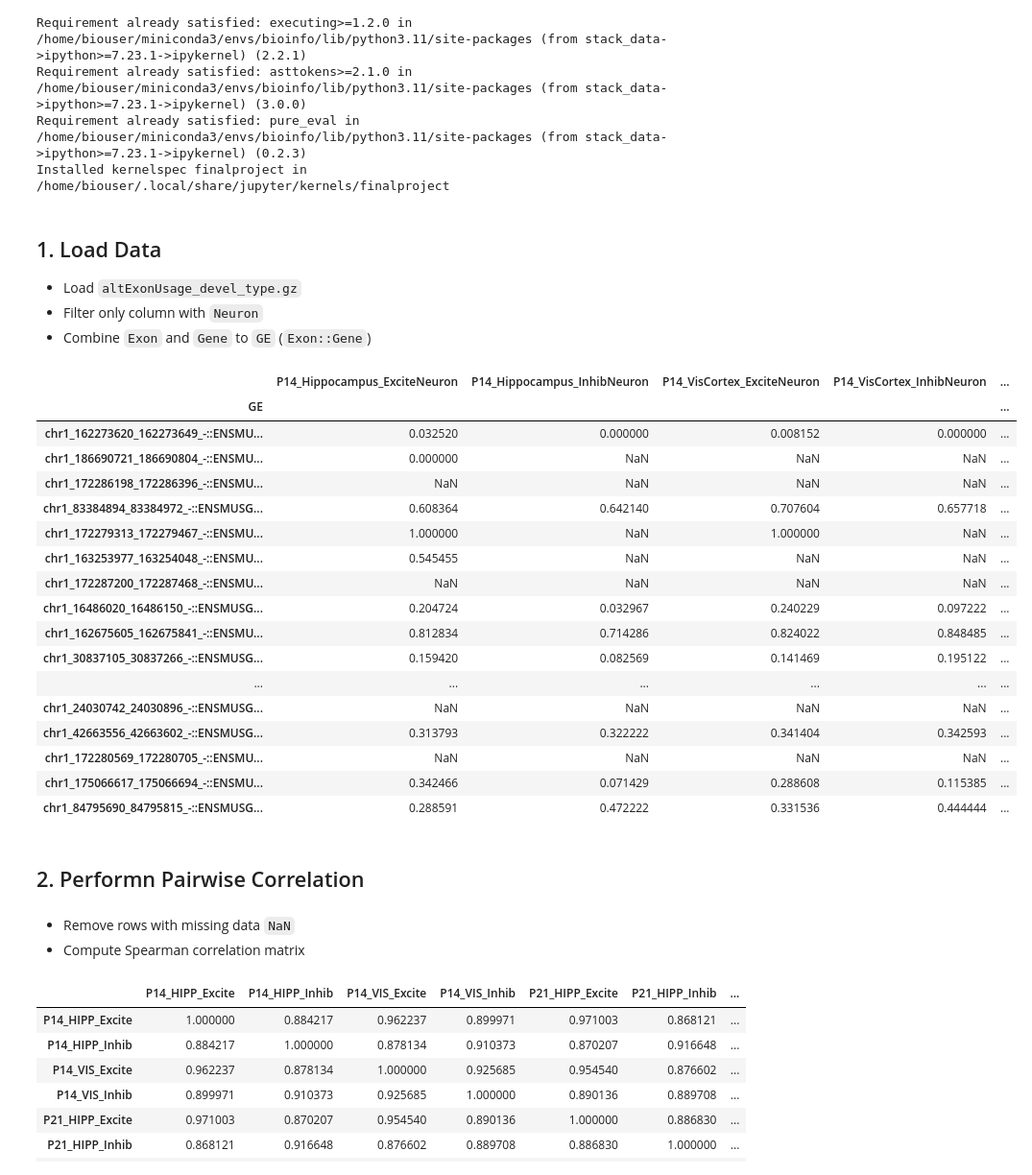
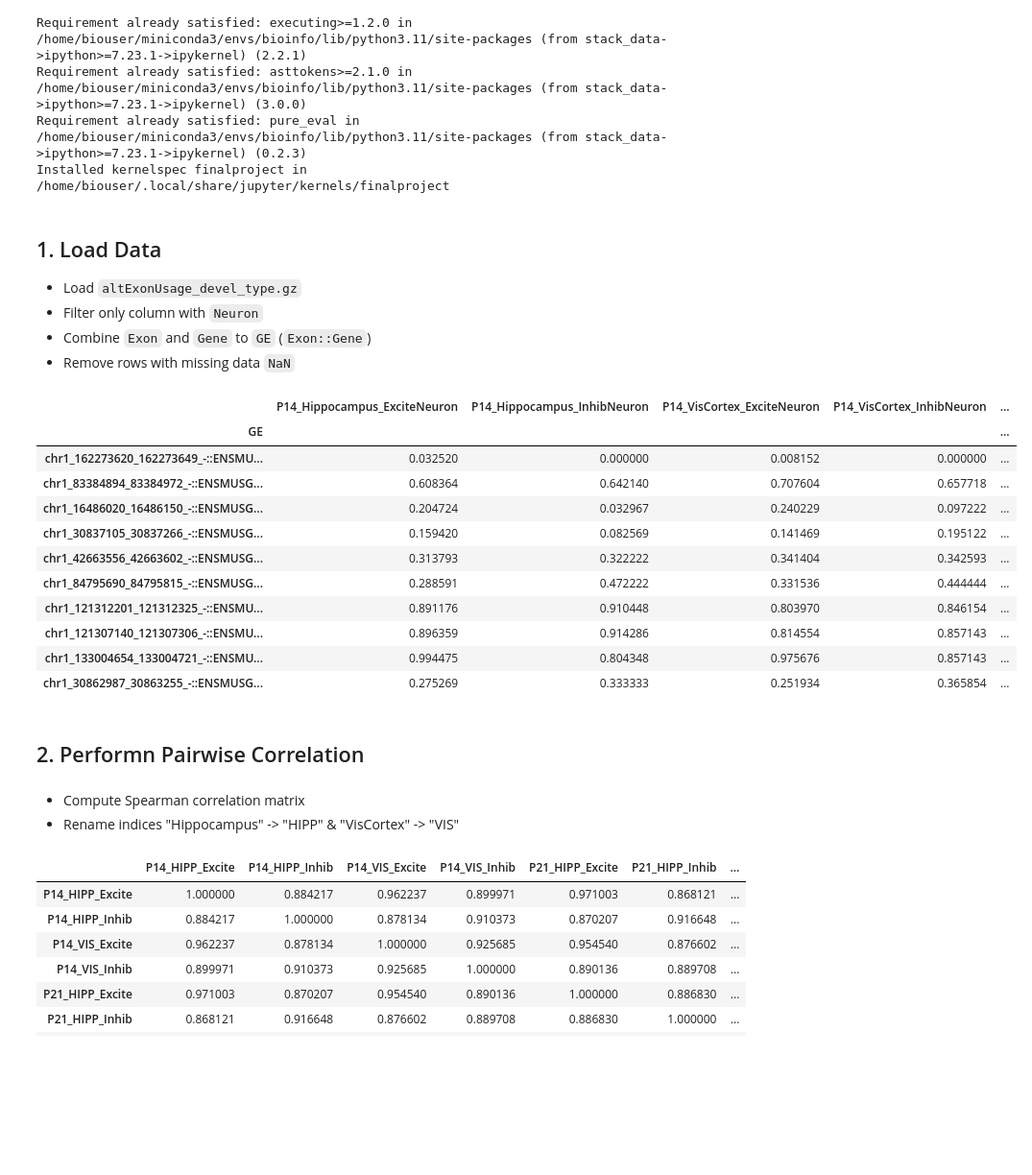
Before and after one commit to aimeenhile/fall25-csc-bioinf, a Jupyter notebook: final-project/src/exon_inclusion/analysis.ipynb, the cells around one changed output. Shown at 96% size. Cells and saved outputs as stored; diff of their text form; code cells hidden in the pictures; blank space fills up the shorter version.

```diff
--- a/final-project/src/exon_inclusion/analysis.ipynb
+++ b/final-project/src/exon_inclusion/analysis.ipynb
@@ -41,32 +41,27 @@ from functions import (
 - Load `altExonUsage_devel_type.gz`
 - Filter only column with `Neuron`
 - Combine `Exon` and `Gene` to `GE` (`Exon::Gene`)
+- Remove rows with missing data `NaN`
 # %%
-type_neurons = load_type_neurons("../../data/altExonUsage_devel_type.gz")
-type_neurons.head(20)
+type_neurons = load_type_data("../../data/altExonUsage_devel_type.gz")
+type_neurons.head(10)
 # %% [output]
 |  | P14_Hippocampus_ExciteNeuron | P14_Hippocampus_InhibNeuron | P14_VisCortex_ExciteNeuron | P14_VisCortex_InhibNeuron | ... |
 | GE |  |  |  |  | ... |
 | chr1_162273620_162273649_-::ENSMU... | 0.032520 | 0.000000 | 0.008152 | 0.000000 | ... |
-| chr1_186690721_186690804_-::ENSMU... | 0.000000 | NaN | NaN | NaN | ... |
-| chr1_172286198_172286396_-::ENSMU... | NaN | NaN | NaN | NaN | ... |
 | chr1_83384894_83384972_-::ENSMUSG... | 0.608364 | 0.642140 | 0.707604 | 0.657718 | ... |
-| chr1_172279313_172279467_-::ENSMU... | 1.000000 | NaN | 1.000000 | NaN | ... |
-| chr1_163253977_163254048_-::ENSMU... | 0.545455 | NaN | NaN | NaN | ... |
-| chr1_172287200_172287468_-::ENSMU... | NaN | NaN | NaN | NaN | ... |
 | chr1_16486020_16486150_-::ENSMUSG... | 0.204724 | 0.032967 | 0.240229 | 0.097222 | ... |
-| chr1_162675605_162675841_-::ENSMU... | 0.812834 | 0.714286 | 0.824022 | 0.848485 | ... |
 | chr1_30837105_30837266_-::ENSMUSG... | 0.159420 | 0.082569 | 0.141469 | 0.195122 | ... |
-| ... | ... | ... | ... | ... | ... |
-| chr1_24030742_24030896_-::ENSMUSG... | NaN | NaN | NaN | NaN | ... |
 | chr1_42663556_42663602_-::ENSMUSG... | 0.313793 | 0.322222 | 0.341404 | 0.342593 | ... |
-| chr1_172280569_172280705_-::ENSMU... | NaN | NaN | NaN | NaN | ... |
-| chr1_175066617_175066694_-::ENSMU... | 0.342466 | 0.071429 | 0.288608 | 0.115385 | ... |
 | chr1_84795690_84795815_-::ENSMUSG... | 0.288591 | 0.472222 | 0.331536 | 0.444444 | ... |
+| chr1_121312201_121312325_-::ENSMU... | 0.891176 | 0.910448 | 0.803970 | 0.846154 | ... |
+| chr1_121307140_121307306_-::ENSMU... | 0.896359 | 0.914286 | 0.814554 | 0.857143 | ... |
+| chr1_133004654_133004721_-::ENSMU... | 0.994475 | 0.804348 | 0.975676 | 0.857143 | ... |
+| chr1_30862987_30863255_-::ENSMUSG... | 0.275269 | 0.333333 | 0.251934 | 0.365854 | ... |
 # %% [markdown]
 ## 2. Performn Pairwise Correlation
 # %% [markdown]
-- Remove rows with missing data `NaN`
 - Compute Spearman correlation matrix
+- Rename indices "Hippocampus" -> "HIPP" & "VisCortex" -> "VIS"
 # %%
 CN = compute_spearman_corr(type_neurons)
```
Also changed, not shown: parts of 11 cells of this notebook, 3 other files.
